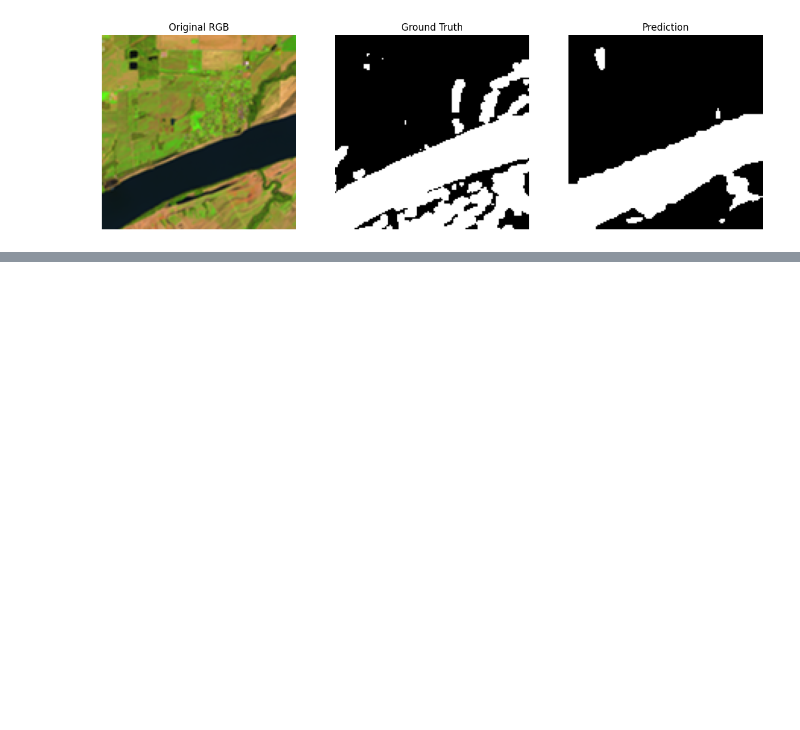
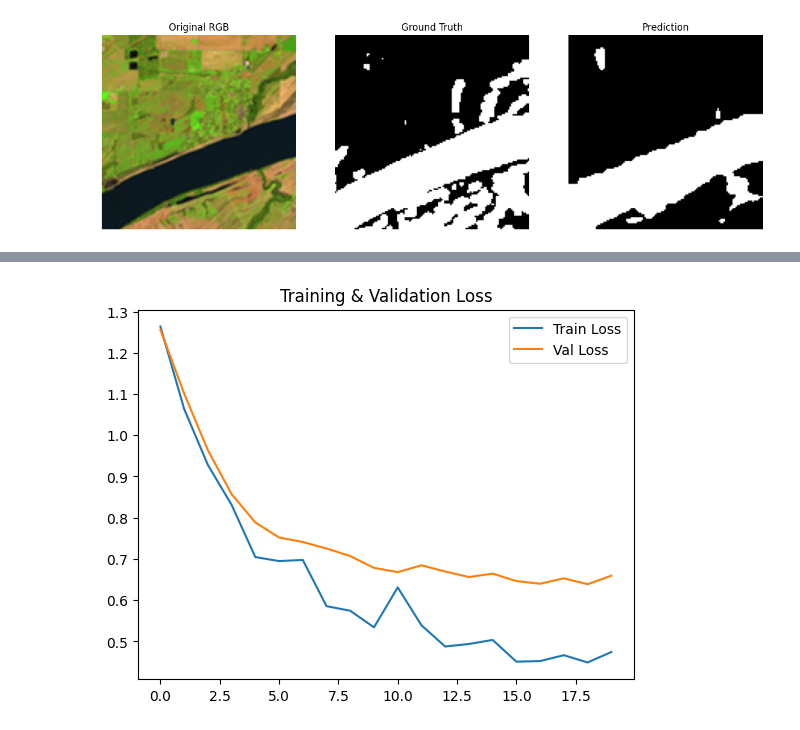
Before and after one commit to Seifkassab20/-Water-Segmentation-using-Multispectral-and-optical-Data, a Jupyter notebook: Segmentation.ipynb, the cells around one changed output, grey strips where cells are left out. Drawn from its saved outputs; the diff is of its cells as text; code cells hidden in the pictures; blank space fills up the shorter version.

```diff
--- a/Segmentation.ipynb
+++ b/Segmentation.ipynb
@@ -1303,0 +1340,26 @@ plt.show()
+# %%
+def compute_metrics(preds, masks):
+    preds = torch.argmax(preds, dim=1)
+
+    preds = preds.cpu().numpy().flatten()
+    masks = masks.cpu().numpy().flatten()
+
+    tp = np.sum((preds == 1) & (masks == 1))
+    fp = np.sum((preds == 1) & (masks == 0))
+    fn = np.sum((preds == 0) & (masks == 1))
+
+    precision = tp / (tp + fp + 1e-8)
+    recall = tp / (tp + fn + 1e-8)
+    iou = tp / (tp + fp + fn + 1e-8)
+    dice = 2 * tp / (2 * tp + fp + fn + 1e-8)
+    f1 = dice
+
+    return precision, recall, iou, dice, f1
+
+def dice_loss(pred, target):
+    pred = F.softmax(pred, dim=1)
+    pred = pred[:,1,:,:]
+    target = target.float()
+
+    intersection = (pred * target).sum()
+    return 1 - (2. * intersection + 1) / (pred.sum() + target.sum() + 1)
@@ -1303,0 +1502,9 @@ plt.show()
+# %%
+plt.figure()
+plt.plot(train_losses, label="Train Loss")
+plt.plot(val_losses, label="Val Loss")
+plt.legend()
+plt.title("Training & Validation Loss")
+plt.show()
+# %% [output]
+[figure, added]
```
Also changed, not shown: parts of 9 cells of this notebook.
